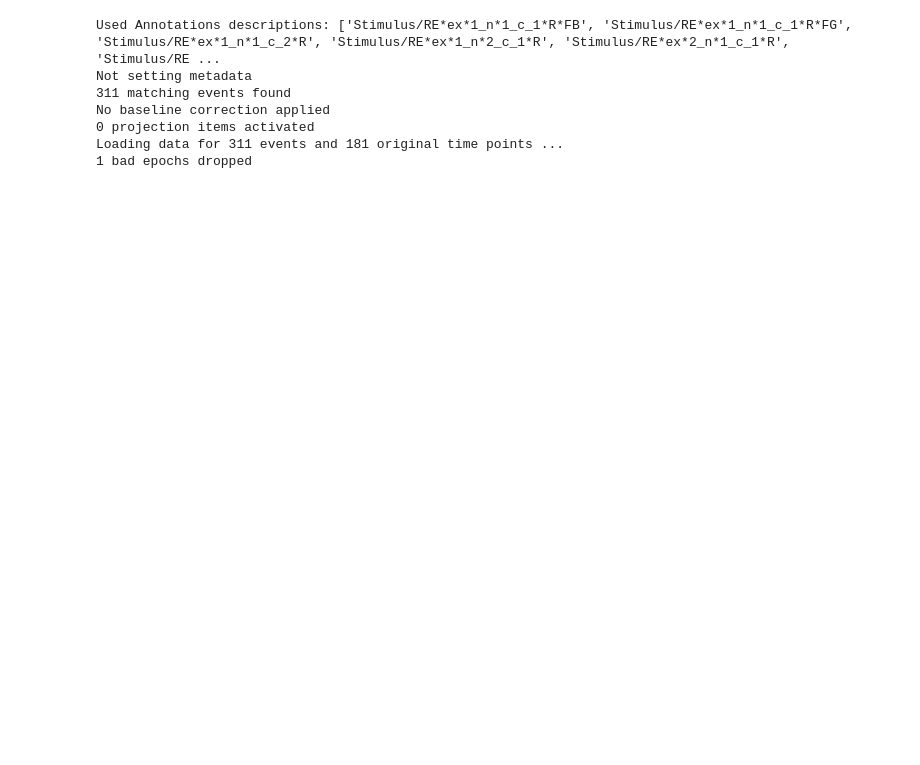
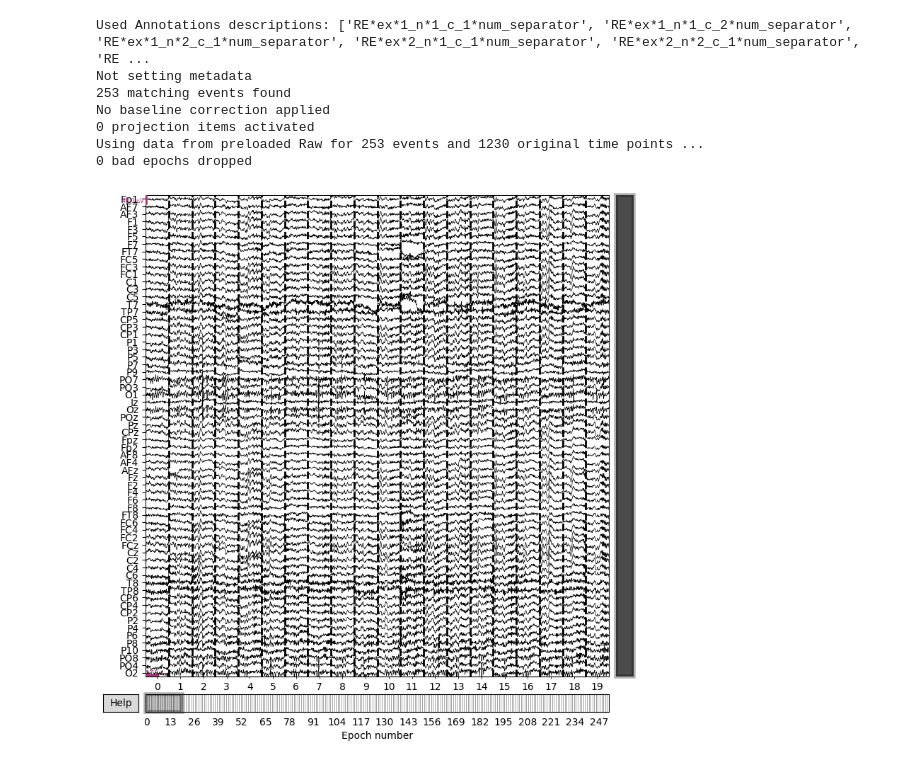
Before and after one commit to abelowska/ERPinability, a Jupyter notebook: data_preprocessing.ipynb, the cells around one changed output. Cells and saved outputs as stored; diff of their text form; code cells hidden in the pictures; blank space fills up the shorter version.

Commit message:
Changes ICA to use continuous instead epoched signal

```diff
--- a/data_preprocessing.ipynb
+++ b/data_preprocessing.ipynb
@@ -366,0 +580,4 @@ Setting channel info structure...
+# %%
+# 1. re-reference: to mastoids
+raw_ref = raw_new_triggers.copy().set_eeg_reference(ref_channels=['EXG7', 'EXG8'])
+# fig = raw_ref.plot(start=60, duration=1)
@@ -366,0 +587,9 @@ Setting channel info structure...
+# %%
+# 2. 4-th order Butterworth filters
+raw_filtered = raw_ref.copy().filter(
+    l_freq=.1,
+    h_freq=30.0,
+    n_jobs=10,
+    method='iir',
+    iir_params=None,
+)
@@ -366,0 +608,8 @@ Setting channel info structure...
+# %%
+# 3. Notch filter at 50 Hz
+raw_filtered = raw_filtered.notch_filter(
+    freqs=np.arange(50, 251, 50),
+    n_jobs=10,
+    # method='iir',
+    # iir_params=None,
+)
@@ -366,0 +631,3 @@ Setting channel info structure...
+# %%
+# 5. ocular artifact correction with ICA
+raw_corrected_eogs = ocular_correction_ica(raw_filtered, raw_ref, heog=['EXG3', 'EXG4'], veog=['EXG1', 'EXG2'])
@@ -367,19 +669,24 @@ Setting channel info structure...
 # %%
+raw_corrected_eogs_drop_ref = raw_corrected_eogs.copy().drop_channels(['EXG7', 'EXG8']).pick('eeg')
+
 epochs = create_epochs(
-    raw,
-    tmin=-.1,
-    tmax=.6,
+    raw_corrected_eogs_drop_ref,
+    tmin=-.4,
+    tmax=.8,
     events_to_select=response_event_dict,  # response_event_dict
     new_events_dict=new_response_event_dict,  # new_response_event_dict
     events_mapping=events_mapping,  # events_mapping
     reject=None,
     reject_by_annotation=False,
 )
+
+fig = epochs.plot(n_epochs=20, n_channels=68)
 # %% [output]
-Used Annotations descriptions: ['Stimulus/RE*ex*1_n*1_c_1*R*FB', 'Stimulus/RE*ex*1_n*1_c_1*R*FG', 'Stimulus/RE*ex*1_n*1_c_2*R', 'Stimulus/RE*ex*1_n*2_c_1*R', 'Stimulus/RE*ex*2_n*1_c_1*R', 'Stimulus/RE ...
+Used Annotations descriptions: ['RE*ex*1_n*1_c_1*num_separator', 'RE*ex*1_n*1_c_2*num_separator', 'RE*ex*1_n*2_c_1*num_separator', 'RE*ex*2_n*1_c_1*num_separator', 'RE*ex*2_n*2_c_1*num_separator', 'RE ...
 Not setting metadata
-311 matching events found
+253 matching events found
 No baseline correction applied
 0 projection items activated
-Loading data for 311 events and 181 original time points ...
-1 bad epochs dropped
+Using data from preloaded Raw for 253 events and 1230 original time points ...
+0 bad epochs dropped
+[figure, added]
```
Also changed, not shown: parts of 27 cells of this notebook.
